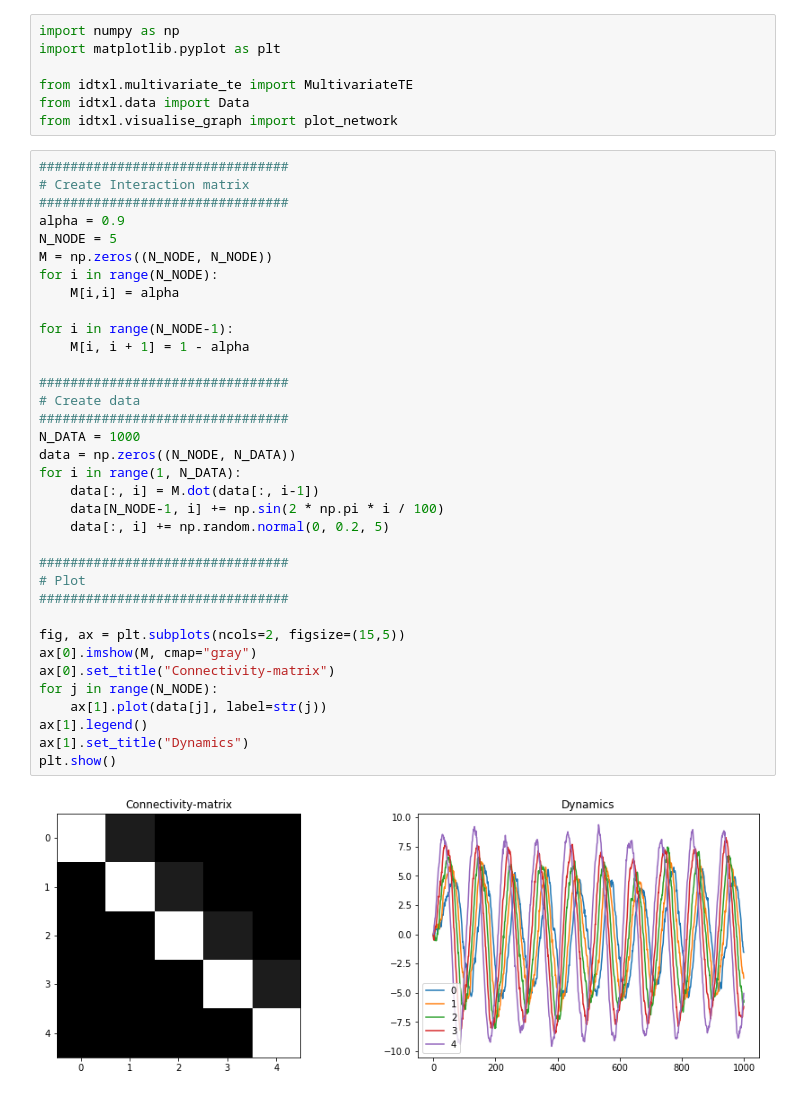
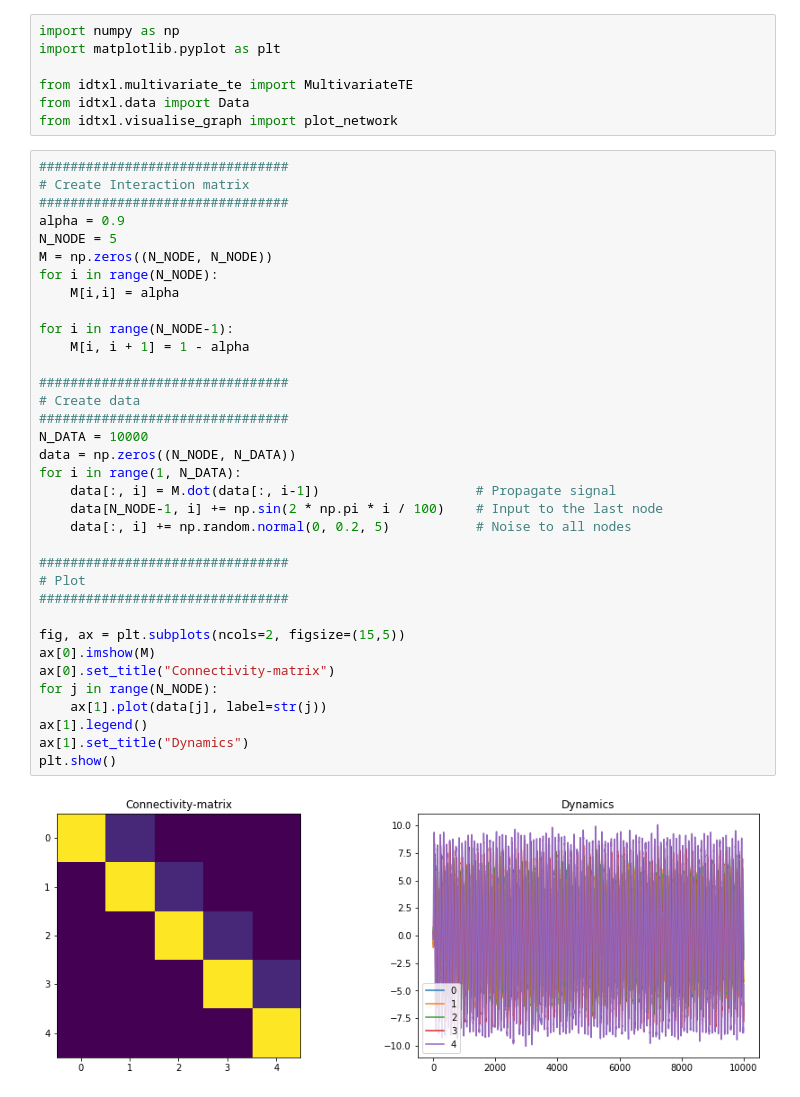
Before and after one commit to aleksejs-fomins/snippets-data-analysis, a Jupyter notebook: libraries/IDTxl/sanitycheck-multivariate-te.ipynb, the cells around one changed output. Cells and saved outputs as stored; diff of their text form.

```diff
--- a/libraries/IDTxl/sanitycheck-multivariate-te.ipynb
+++ b/libraries/IDTxl/sanitycheck-multivariate-te.ipynb
@@ -9,39 +9,39 @@ from idtxl.visualise_graph import plot_network
 ################################
 # Create Interaction matrix
 ################################
 alpha = 0.9
 N_NODE = 5
 M = np.zeros((N_NODE, N_NODE))
 for i in range(N_NODE):
     M[i,i] = alpha
 
 for i in range(N_NODE-1):
     M[i, i + 1] = 1 - alpha
 
 ################################
 # Create data
 ################################
-N_DATA = 1000
+N_DATA = 10000
 data = np.zeros((N_NODE, N_DATA))
 for i in range(1, N_DATA):
-    data[:, i] = M.dot(data[:, i-1])
-    data[N_NODE-1, i] += np.sin(2 * np.pi * i / 100)
-    data[:, i] += np.random.normal(0, 0.2, 5)
+    data[:, i] = M.dot(data[:, i-1])                    # Propagate signal
+    data[N_NODE-1, i] += np.sin(2 * np.pi * i / 100)    # Input to the last node
+    data[:, i] += np.random.normal(0, 0.2, 5)           # Noise to all nodes
 
 ################################
 # Plot
 ################################
 
 fig, ax = plt.subplots(ncols=2, figsize=(15,5))
-ax[0].imshow(M, cmap="gray")
+ax[0].imshow(M)
 ax[0].set_title("Connectivity-matrix")
 for j in range(N_NODE):
     ax[1].plot(data[j], label=str(j))
 ax[1].legend()
 ax[1].set_title("Dynamics")
 plt.show()
 # %% [output]
-[figure, old version]
+[figure, new version]
 # %%
 # a) Convert data to ITDxl format
 dataIDTxl = Data(data, dim_order='ps')
```
Also changed, not shown: parts of 3 cells of this notebook, 2 other files.
